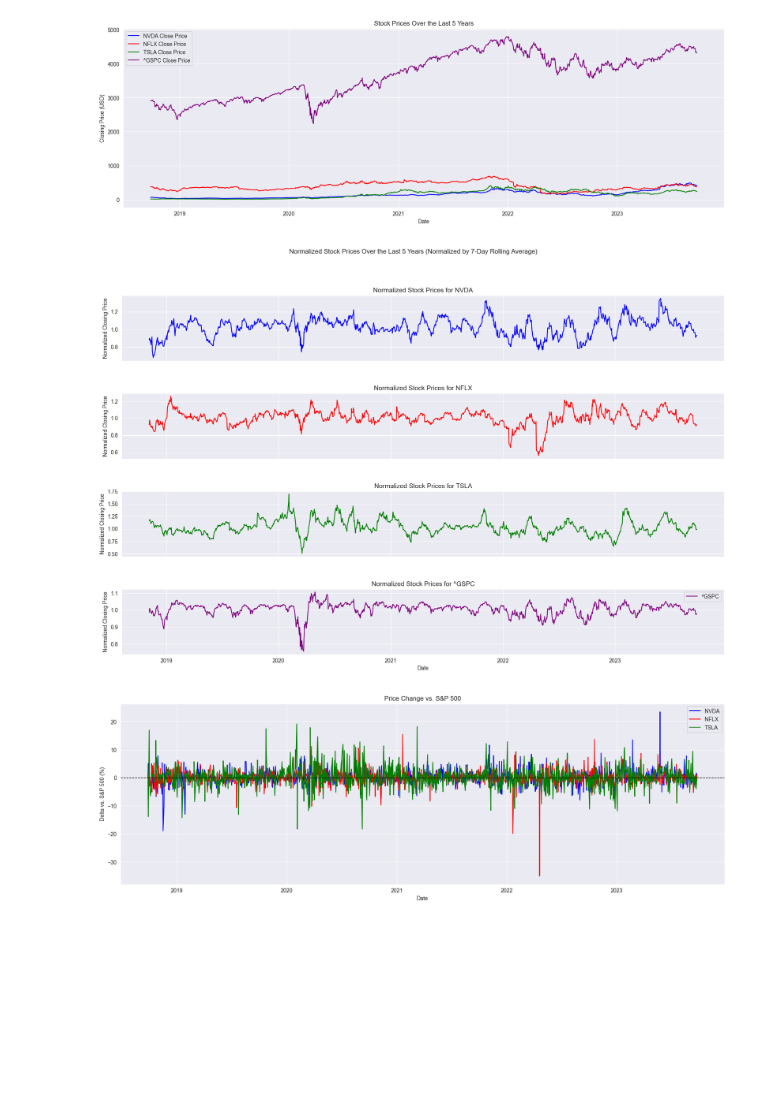
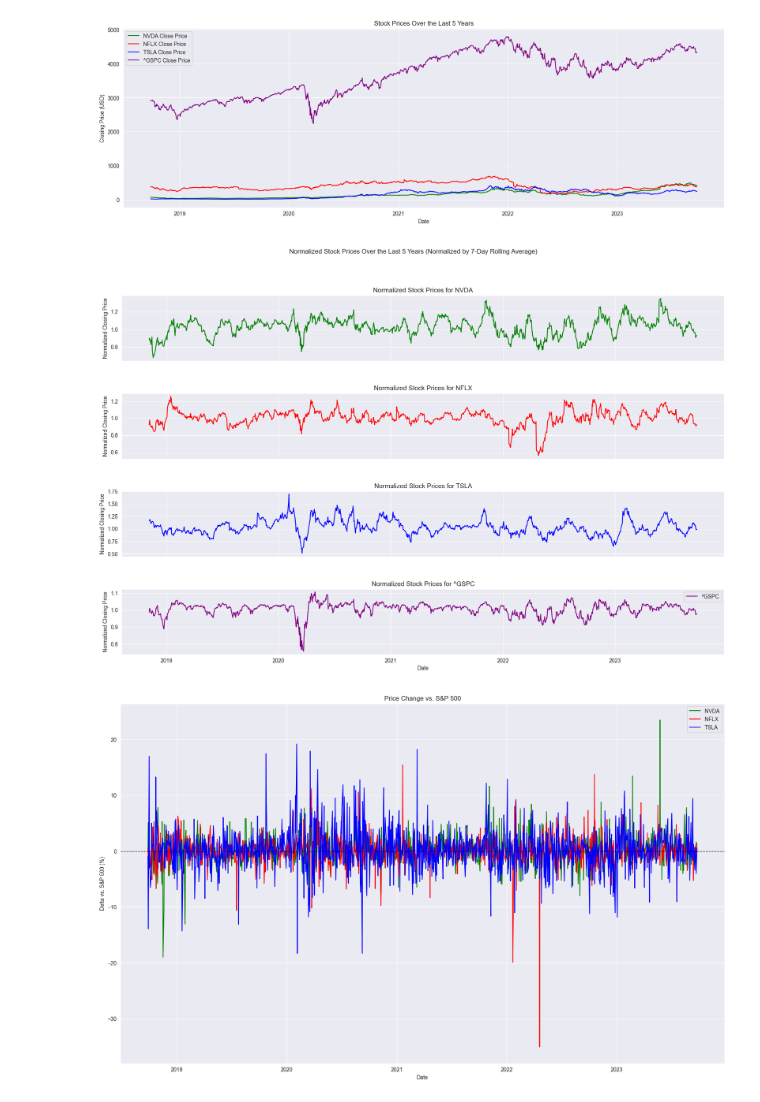
Before and after one commit to fernandokvk/stock-sentiment-analysis, a Jupyter notebook: Another_copy_of_Untitled0.ipynb, the cells around one changed output. Drawn from its saved outputs; the diff is of its cells as text; code cells hidden in the pictures; blank space fills up the shorter version.

Commit message:
ticker code

```diff
--- a/Another_copy_of_Untitled0.ipynb
+++ b/Another_copy_of_Untitled0.ipynb
@@ -27,12 +27,14 @@ def plot_normalized_data(data, ticker, color, subplot):
     subplot.set_ylabel("Normalized Closing Price")
 # %%
 # Tickers and period
-tickers = ["NVDA", "NFLX", "TSLA", "^GSPC"]  # Added "^GSPC" for S&P 500
+tickers = ["NVDA", "NFLX", "TSLA","^GSPC"]
+colors = ["green", "red", "blue", "purple" ]# Added "^GSPC" for S&P 500
+ticker_colors = {ticker: color for ticker, color in zip(tickers, colors)}
 period = "5y"
 
 # Fetch and plot historical data for each stock
 plt.figure(figsize=(20, 6))
-colors = ["blue", "red", "green", "purple"]  # Added a color for S&P 500
+  # Added a color for S&P 500
 for ticker, color in zip(tickers, colors):
     stock_data = fetch_data(ticker, period)
     plot_stock(stock_data, ticker, color)
@@ -44,7 +46,7 @@ plt.legend()
 plt.grid(True)
 plt.show()
 # %% [output]
-[figure, old version]
+[figure, new version]
 # %%
 # Create a figure with multiple subplots for normalized data
 fig, axs = plt.subplots(len(tickers), 1, figsize=(20, 12), sharex=True)
@@ -61,33 +63,33 @@ plt.legend()
 plt.grid(True)
 plt.show()
 # %% [output]
-[figure, old version]
+[figure, new version]
 # %%
 data = {}
 for ticker in tickers:
     data[ticker] = fetch_data(ticker, period)
 
 # Calculate daily price delta (percentage change) for each stock and the S&P 500
 for ticker in data:
     data[ticker]['Delta'] = data[ticker]['Close'].pct_change() * 100
 
 # Calculate the difference between each stock's delta and the S&P 500 delta
 for ticker in tickers[:-1]:  # Exclude S&P 500 in the loop
     data[ticker]['Delta vs S&P 500'] = data[ticker]['Delta'] - data['^GSPC']['Delta']
 
 # Create a plot to visualize the differences
-plt.figure(figsize=(20, 6))
-for ticker, color in zip(tickers[:-1], ["blue", "red", "green"]):  # Exclude S&P 500
+plt.figure(figsize=(20, 12))
+for ticker, color in zip(tickers[:-1], colors[:-1]):  # Exclude S&P 500
     plt.plot(data[ticker].index, data[ticker]['Delta vs S&P 500'], label=ticker, color=color)
 
 plt.title("Price Change vs. S&P 500")
 plt.xlabel("Date")
 plt.ylabel("Delta vs. S&P 500 (%)")
 plt.legend()
 plt.grid(True)
 plt.axhline(y=0, color='k', linestyle='--', linewidth=1)  # Add a horizontal line at y=0
 plt.show()
 # %% [output]
-[figure, old version]
+[figure, new version]
 # %%
 # Create a color palette for the tickers
```
Also changed, not shown: parts of 1 cell of this notebook.
